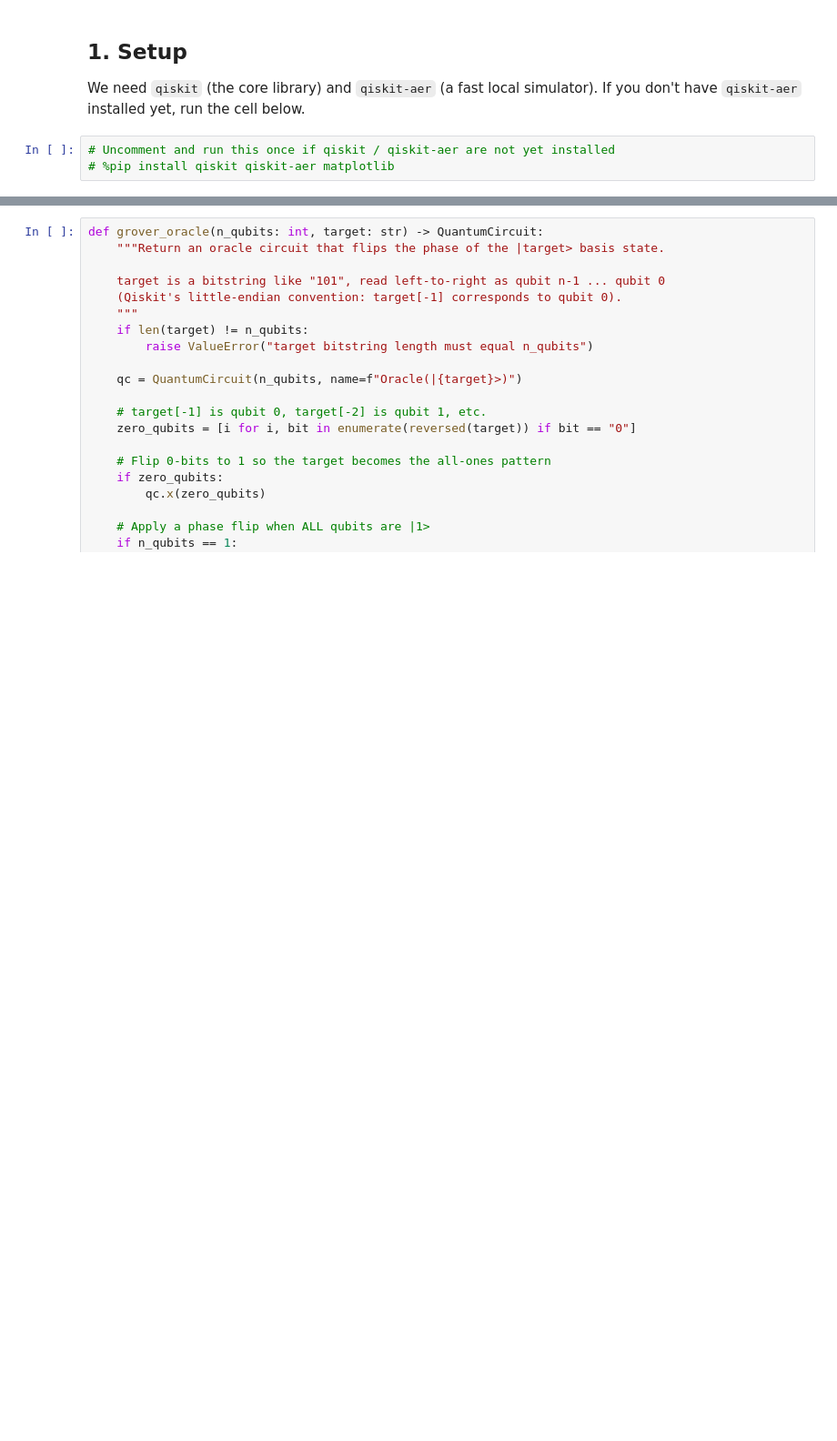
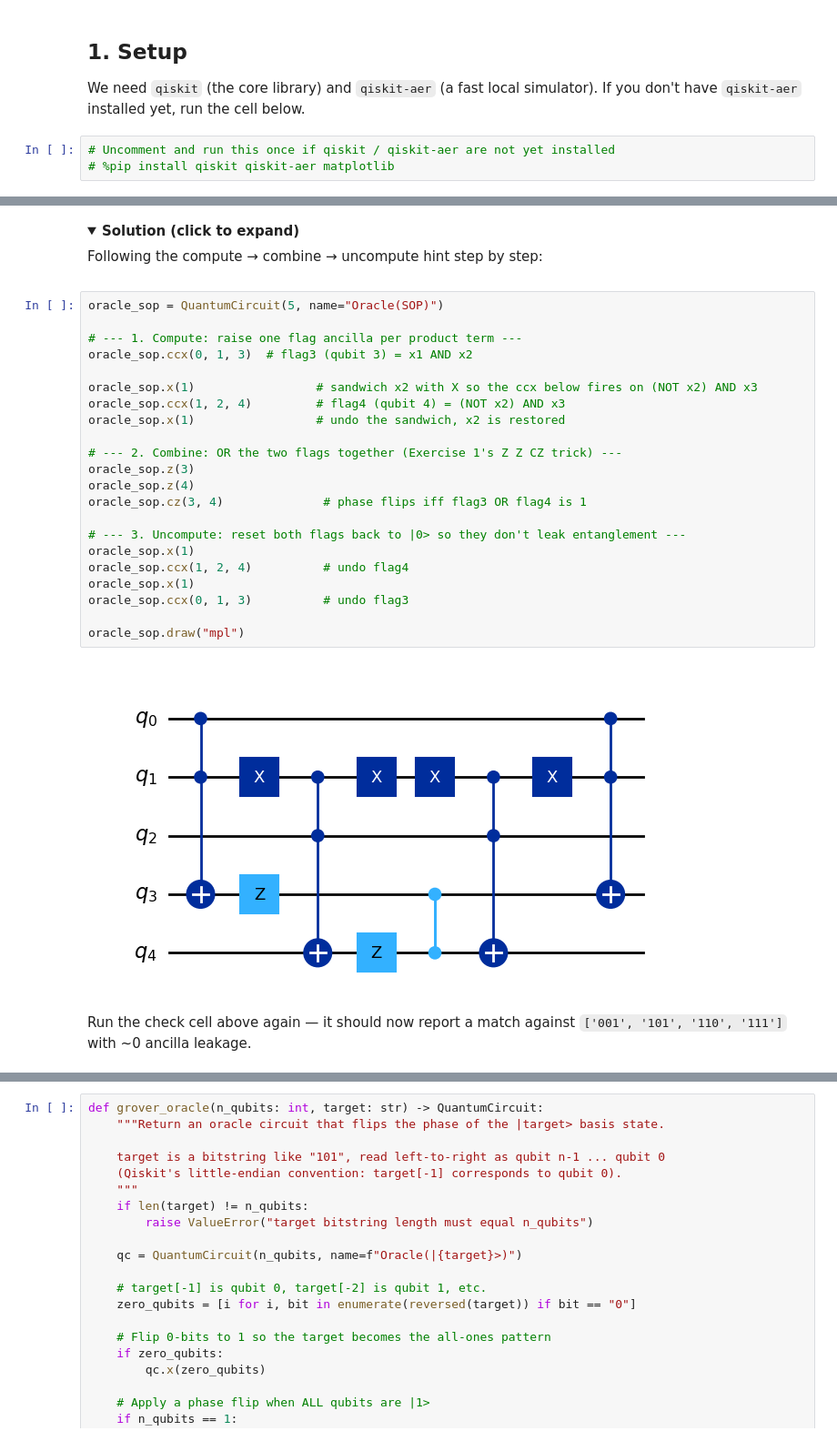
Before and after one commit to snow0369/qiskit_handson, a Jupyter notebook: 20260827_SKKU/grovers_algorithm_tutorial.ipynb, the cells around one changed output, grey strips where cells are left out. Shown at 91% size. Saved outputs shown, nothing was run; the diff lists cells and outputs as text; folded sections open; blank space fills up the shorter version.

```diff
--- a/20260827_SKKU/grovers_algorithm_tutorial.ipynb
+++ b/20260827_SKKU/grovers_algorithm_tutorial.ipynb
@@ -158,3 +285,36 @@ oracle_11.draw("mpl")
+# %% [markdown]
+<details>
+<summary><b>Solution (click to expand)</b></summary>
+
+Following the compute → combine → uncompute hint step by step:
+# %%
+oracle_sop = QuantumCircuit(5, name="Oracle(SOP)")
+
+# --- 1. Compute: raise one flag ancilla per product term ---
+oracle_sop.ccx(0, 1, 3)  # flag3 (qubit 3) = x1 AND x2
+
+oracle_sop.x(1)                 # sandwich x2 with X so the ccx below fires on (NOT x2) AND x3
+oracle_sop.ccx(1, 2, 4)         # flag4 (qubit 4) = (NOT x2) AND x3
+oracle_sop.x(1)                 # undo the sandwich, x2 is restored
+
+# --- 2. Combine: OR the two flags together (Exercise 1's Z Z CZ trick) ---
+oracle_sop.z(3)
+oracle_sop.z(4)
+oracle_sop.cz(3, 4)              # phase flips iff flag3 OR flag4 is 1
+
+# --- 3. Uncompute: reset both flags back to |0> so they don't leak entanglement ---
+oracle_sop.x(1)
+oracle_sop.ccx(1, 2, 4)          # undo flag4
+oracle_sop.x(1)
+oracle_sop.ccx(0, 1, 3)          # undo flag3
+
+oracle_sop.draw("mpl")
+# %% [output]
+[figure, added]
+# %% [markdown]
+
+Run the check cell above again — it should now report a match against `['001', '101', '110', '111']` with ~0 ancilla leakage.
+</details>
 # %% [markdown]
 ### Marking an arbitrary target state
 
```
Also changed, not shown: parts of 68 cells of this notebook, 4 other files.
